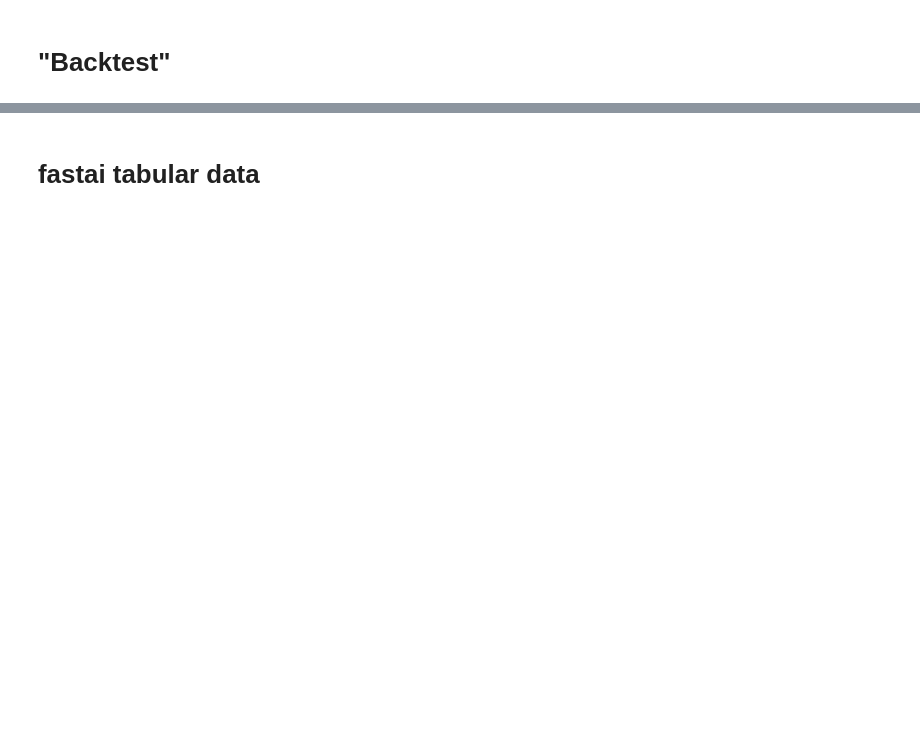
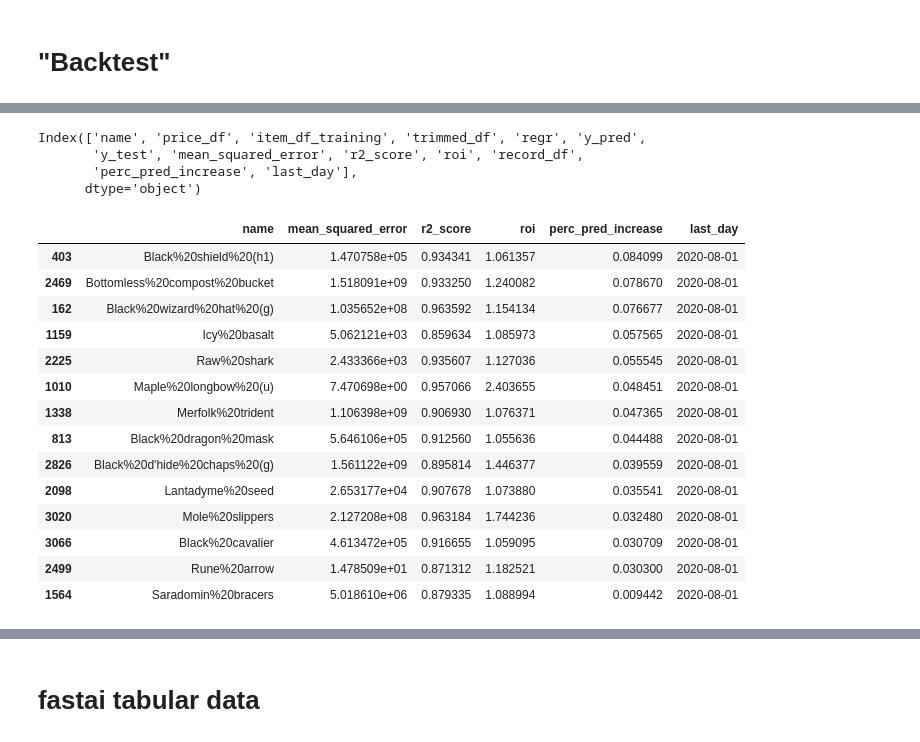
Before and after one commit to ebbitten/OSBuddy, a Jupyter notebook: osrs_wiki.ipynb, the cells around one changed output, grey strips where cells are left out. Saved outputs shown, nothing was run; the diff lists cells and outputs as text; code cells hidden in the pictures; blank space fills up the shorter version.

Commit message:
loop over all items to create sgd lr models and backtest them

```diff
--- a/osrs_wiki.ipynb
+++ b/osrs_wiki.ipynb
@@ -335,0 +330,6 @@ Name: Y, Length: 96, dtype: float64
+# %%
+batch_size = 100
+# %%
+df_list = []
+# %%
+bought = pd.read_csv('data/bought')
@@ -335,0 +569,26 @@ Name: Y, Length: 96, dtype: float64
+# %%
+trading_df = pd.concat(df_list, axis=0).sort_values(by='perc_pred_increase', ascending=False)
+trading_df.columns
+# %% [output]
+Index(['name', 'price_df', 'item_df_training', 'trimmed_df', 'regr', 'y_pred',
+       'y_test', 'mean_squared_error', 'r2_score', 'roi', 'record_df',
+       'perc_pred_increase', 'last_day'],
+      dtype='object')
+# %%
+trading_df.loc[:,['name', 'mean_squared_error', 'r2_score', 'roi', 'perc_pred_increase','last_day']]
+# %% [output]
+|  | name | mean_squared_error | r2_score | roi | perc_pred_increase | last_day |
+| 403 | Black%20shield%20(h1) | 1.470758e+05 | 0.934341 | 1.061357 | 0.084099 | 2020-08-01 |
+| 2469 | Bottomless%20compost%20bucket | 1.518091e+09 | 0.933250 | 1.240082 | 0.078670 | 2020-08-01 |
+| 162 | Black%20wizard%20hat%20(g) | 1.035652e+08 | 0.963592 | 1.154134 | 0.076677 | 2020-08-01 |
+| 1159 | Icy%20basalt | 5.062121e+03 | 0.859634 | 1.085973 | 0.057565 | 2020-08-01 |
+| 2225 | Raw%20shark | 2.433366e+03 | 0.935607 | 1.127036 | 0.055545 | 2020-08-01 |
+| 1010 | Maple%20longbow%20(u) | 7.470698e+00 | 0.957066 | 2.403655 | 0.048451 | 2020-08-01 |
+| 1338 | Merfolk%20trident | 1.106398e+09 | 0.906930 | 1.076371 | 0.047365 | 2020-08-01 |
+| 813 | Black%20dragon%20mask | 5.646106e+05 | 0.912560 | 1.055636 | 0.044488 | 2020-08-01 |
+| 2826 | Black%20d'hide%20chaps%20(g) | 1.561122e+09 | 0.895814 | 1.446377 | 0.039559 | 2020-08-01 |
+| 2098 | Lantadyme%20seed | 2.653177e+04 | 0.907678 | 1.073880 | 0.035541 | 2020-08-01 |
+| 3020 | Mole%20slippers | 2.127208e+08 | 0.963184 | 1.744236 | 0.032480 | 2020-08-01 |
+| 3066 | Black%20cavalier | 4.613472e+05 | 0.916655 | 1.059095 | 0.030709 | 2020-08-01 |
+| 2499 | Rune%20arrow | 1.478509e+01 | 0.871312 | 1.182521 | 0.030300 | 2020-08-01 |
+| 1564 | Saradomin%20bracers | 5.018610e+06 | 0.879335 | 1.088994 | 0.009442 | 2020-08-01 |
```
Also changed, not shown: parts of 131 cells of this notebook, 1 other file.
